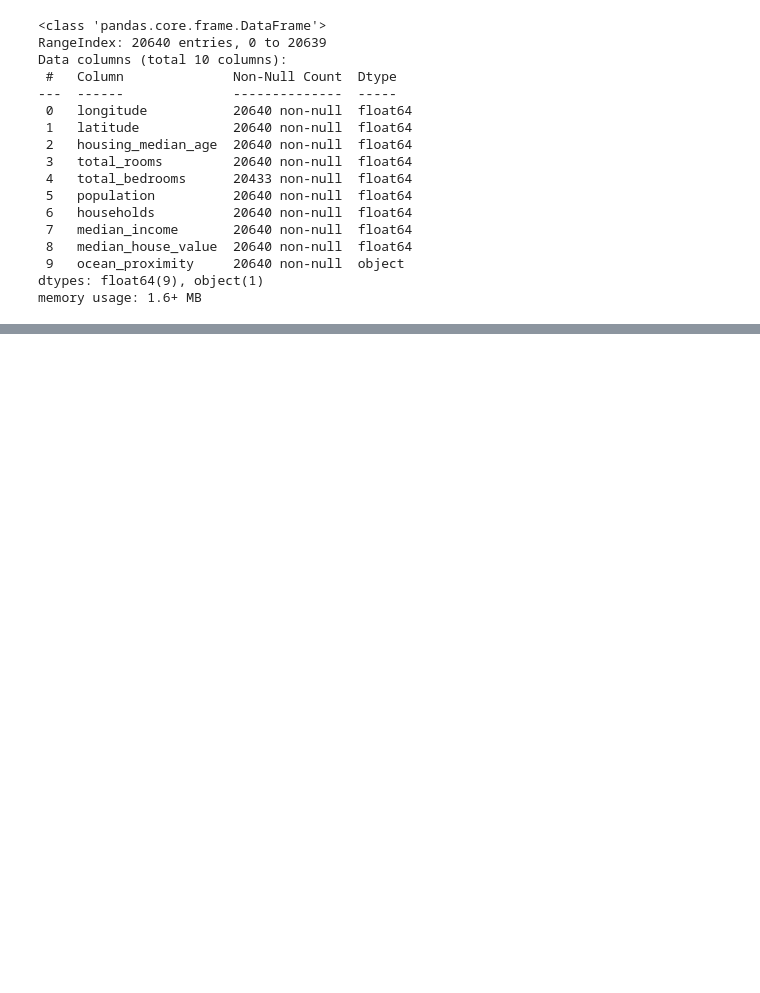
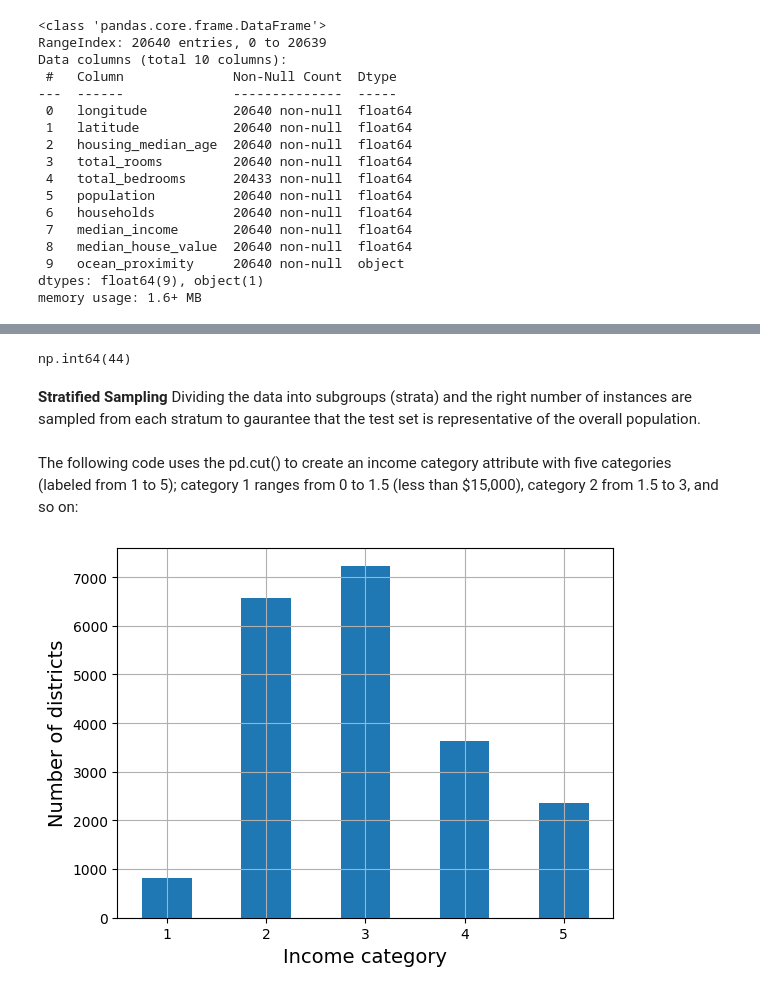
Before and after one commit to sonalsinghk/HandsOnML, a Jupyter notebook: 2_end_to_end_ml_sonal.ipynb, the cells around one changed output, grey strips where cells are left out. Drawn from its saved outputs; the diff is of its cells as text; code cells hidden in the pictures; blank space fills up the shorter version.

```diff
--- a/2_end_to_end_ml_sonal.ipynb
+++ b/2_end_to_end_ml_sonal.ipynb
@@ -52,0 +156,22 @@ memory usage: 1.6+ MB
+# %%
+test_set["total_bedrooms"].isnull().sum()
+# %% [output]
+np.int64(44)
+# %% [markdown]
+**Stratified Sampling**
+Dividing the data into subgroups (strata) and the right number of instances are sampled from each stratum to gaurantee that the test set is representative of the overall population.
+# %% [markdown]
+The following code uses the pd.cut() to create an income category attribute with five categories (labeled from 1 to 5); category 1 ranges from 0 to 1.5 (less than $15,000), category 2 from 1.5 to 3, and so on:
+# %%
+housing_full["income_cat"] = pd.cut(housing_full["median_income"],
+                                    bins = [0.,1.5,3.0,4.5,6.,np.inf],
+                                    labels = [1,2,3,4,5])
+# %%
+cat_counts = housing_full["income_cat"].value_counts().sort_index()
+cat_counts.plot.bar(rot=0, grid = True)
+plt.xlabel("Income category")
+plt.ylabel("Number of districts")
+
+plt.show()
+# %% [output]
+[figure, added]
```
Also changed, not shown: parts of 17 cells of this notebook.
